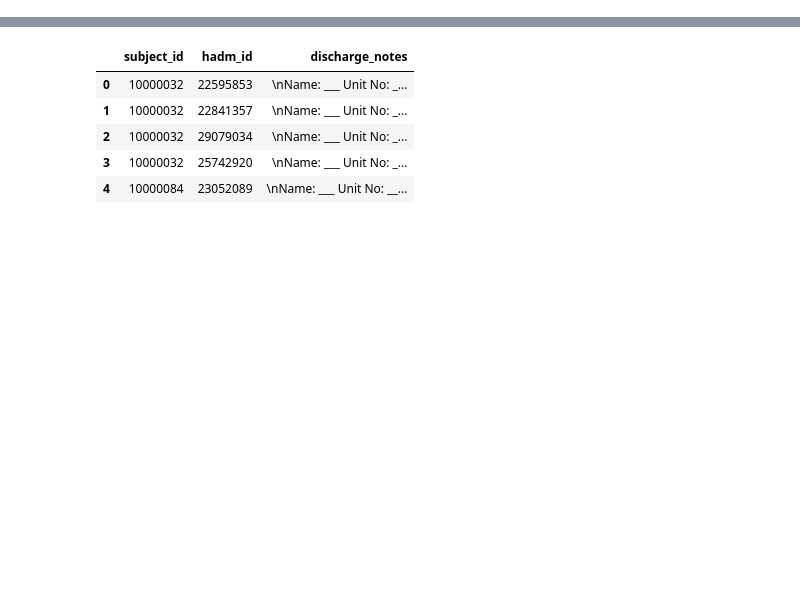
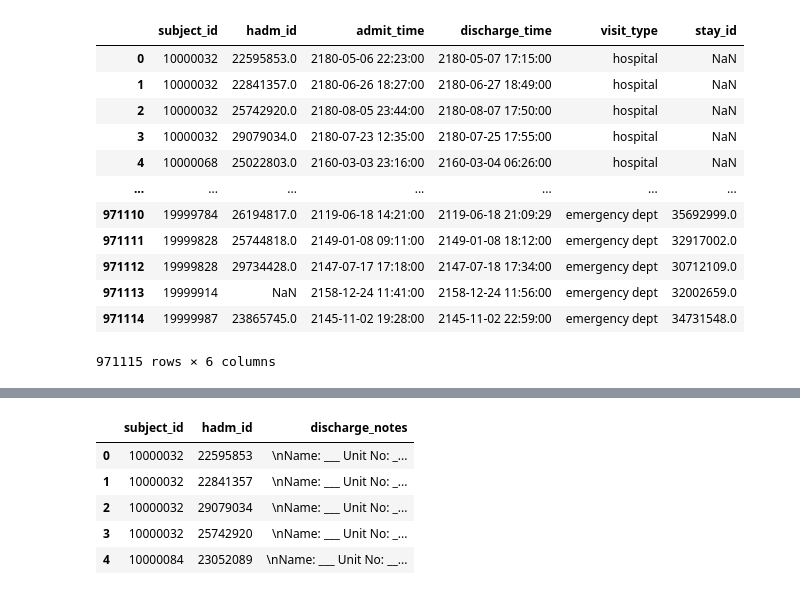
Before and after one commit to zacharysilver/MIMIC-NLP-Vanderbilt, a Jupyter notebook: CS_HNLP.ipynb, the cells around one changed output, grey strips where cells are left out. Cells and saved outputs as stored; diff of their text form; code cells hidden in the pictures; blank space fills up the shorter version.

```diff
--- a/CS_HNLP.ipynb
+++ b/CS_HNLP.ipynb
@@ -6,10 +57,10 @@ from datetime import timedelta
 # -------------------------------
 # 1. Load datasets
 # -------------------------------
-admissions = pd.read_csv("/Users/jasleengandhi/Documents/MIMIC/mimic-iv-3-2.1/hosp/admissions.csv", parse_dates=["admittime", "dischtime"])
-diagnoses = pd.read_csv("/Users/jasleengandhi/Documents/MIMIC/mimic-iv-3-2.1/hosp/diagnoses_icd.csv")
-procedures = pd.read_csv("/Users/jasleengandhi/Documents/MIMIC/mimic-iv-3-2.1/hosp/procedures_icd.csv")
-patients = pd.read_csv("/Users/jasleengandhi/Documents/MIMIC/mimic-iv-3-2.1/hosp/patients.csv", parse_dates=["anchor_year_group"])
-edstays = pd.read_csv("/Users/jasleengandhi/Documents/MIMIC/mimic-iv-ed-2.2/ed/edstays.csv", parse_dates=["intime", "outtime"])
-discharge = pd.read_csv("/Users/jasleengandhi/Documents/MIMIC/discharge.csv", parse_dates=["charttime", "storetime"])
-hcpcsevents = pd.read_csv("/Users/jasleengandhi/Documents/MIMIC/mimic-iv-3-2.1/hosp/hcpcsevents.csv")
+admissions = pd.read_csv("/Users/jasleengandhi/Library/CloudStorage/OneDrive-VUMC/MIMIC/Spring2026/mimic-iv-3-2.1/hosp/admissions.csv", parse_dates=["admittime", "dischtime"])
+diagnoses = pd.read_csv("/Users/jasleengandhi/Library/CloudStorage/OneDrive-VUMC/MIMIC/Spring2026/mimic-iv-3-2.1/hosp/diagnoses_icd.csv")
+procedures = pd.read_csv("/Users/jasleengandhi/Library/CloudStorage/OneDrive-VUMC/MIMIC/Spring2026/mimic-iv-3-2.1/hosp/procedures_icd.csv")
+patients = pd.read_csv("/Users/jasleengandhi/Library/CloudStorage/OneDrive-VUMC/MIMIC/Spring2026/mimic-iv-3-2.1/hosp/patients.csv", parse_dates=["anchor_year_group"])
+edstays = pd.read_csv("/Users/jasleengandhi/Library/CloudStorage/OneDrive-VUMC/MIMIC/Spring2026/mimic-iv-ed-2.2/ed/edstays.csv", parse_dates=["intime", "outtime"])
+
+#hcpcsevents = pd.read_csv("/Users/jasleengandhi/Documents/MIMIC/mimic-iv-3-2.1/hosp/hcpcsevents.csv")
@@ -35,10 +88,22 @@ edstays = edstays[["subject_id", "hadm_id", "stay_id", "admit_time", "discharge_
 # %%
 
 visits = pd.concat([admissions, edstays], ignore_index=True)
-# %%
-# Sort and rank visits
-visits = visits.sort_values(["subject_id", "admit_time"]).reset_index(drop=True)
-visits["visit_number"] = visits.groupby("subject_id").cumcount() + 1
+# %%
+visits
+# %% [output]
+|  | subject_id | hadm_id | admit_time | discharge_time | visit_type | stay_id |
+| 0 | 10000032 | 22595853.0 | 2180-05-06 22:23:00 | 2180-05-07 17:15:00 | hospital | NaN |
+| 1 | 10000032 | 22841357.0 | 2180-06-26 18:27:00 | 2180-06-27 18:49:00 | hospital | NaN |
+| 2 | 10000032 | 25742920.0 | 2180-08-05 23:44:00 | 2180-08-07 17:50:00 | hospital | NaN |
+| 3 | 10000032 | 29079034.0 | 2180-07-23 12:35:00 | 2180-07-25 17:55:00 | hospital | NaN |
+| 4 | 10000068 | 25022803.0 | 2160-03-03 23:16:00 | 2160-03-04 06:26:00 | hospital | NaN |
+| ... | ... | ... | ... | ... | ... | ... |
+| 971110 | 19999784 | 26194817.0 | 2119-06-18 14:21:00 | 2119-06-18 21:09:29 | emergency dept | 35692999.0 |
+| 971111 | 19999828 | 25744818.0 | 2149-01-08 09:11:00 | 2149-01-08 18:12:00 | emergency dept | 32917002.0 |
+| 971112 | 19999828 | 29734428.0 | 2147-07-17 17:18:00 | 2147-07-18 17:34:00 | emergency dept | 30712109.0 |
+| 971113 | 19999914 | NaN | 2158-12-24 11:41:00 | 2158-12-24 11:56:00 | emergency dept | 32002659.0 |
+| 971114 | 19999987 | 23865745.0 | 2145-11-02 19:28:00 | 2145-11-02 22:59:00 | emergency dept | 34731548.0 |
+971115 rows × 6 columns
 # %%
 # --- Merge with patients ---
 merged = visits.merge(patients[["subject_id", "gender", "anchor_age", "anchor_year"]], on="subject_id", how="left")
```
Also changed, not shown: parts of 46 cells of this notebook.
